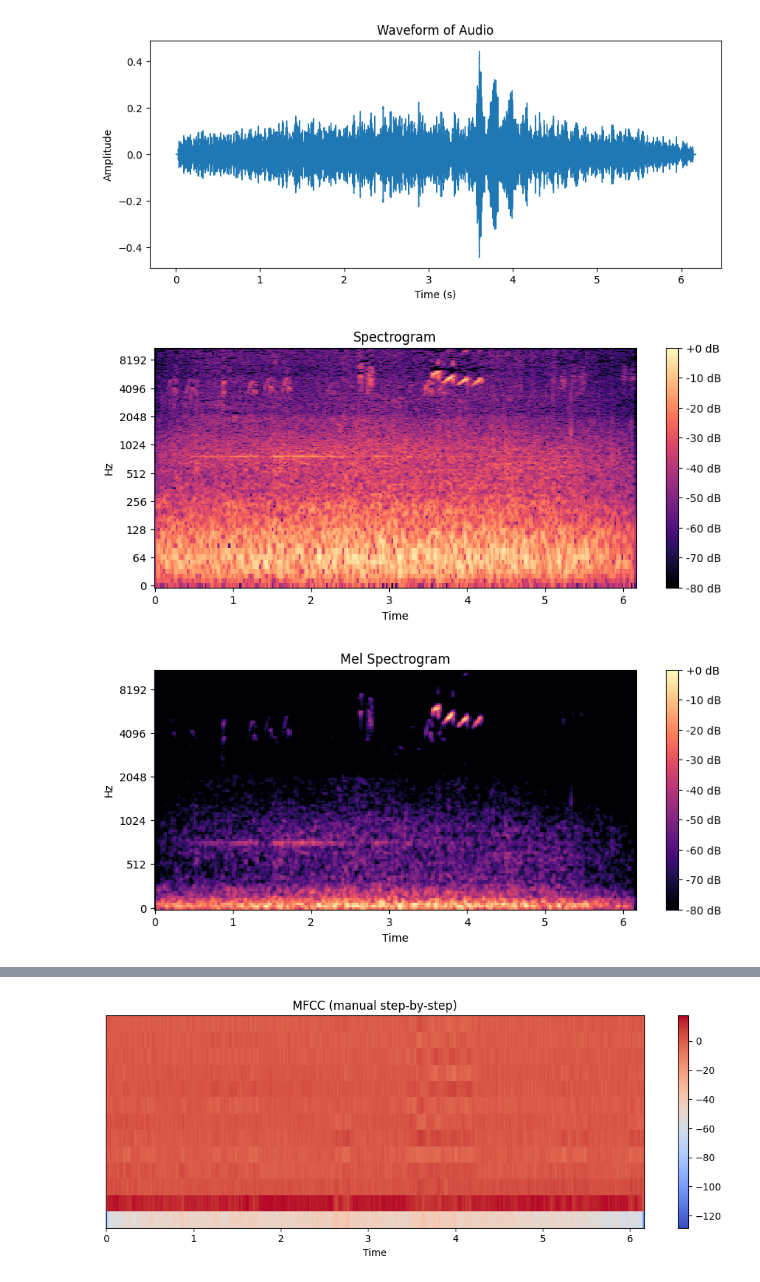
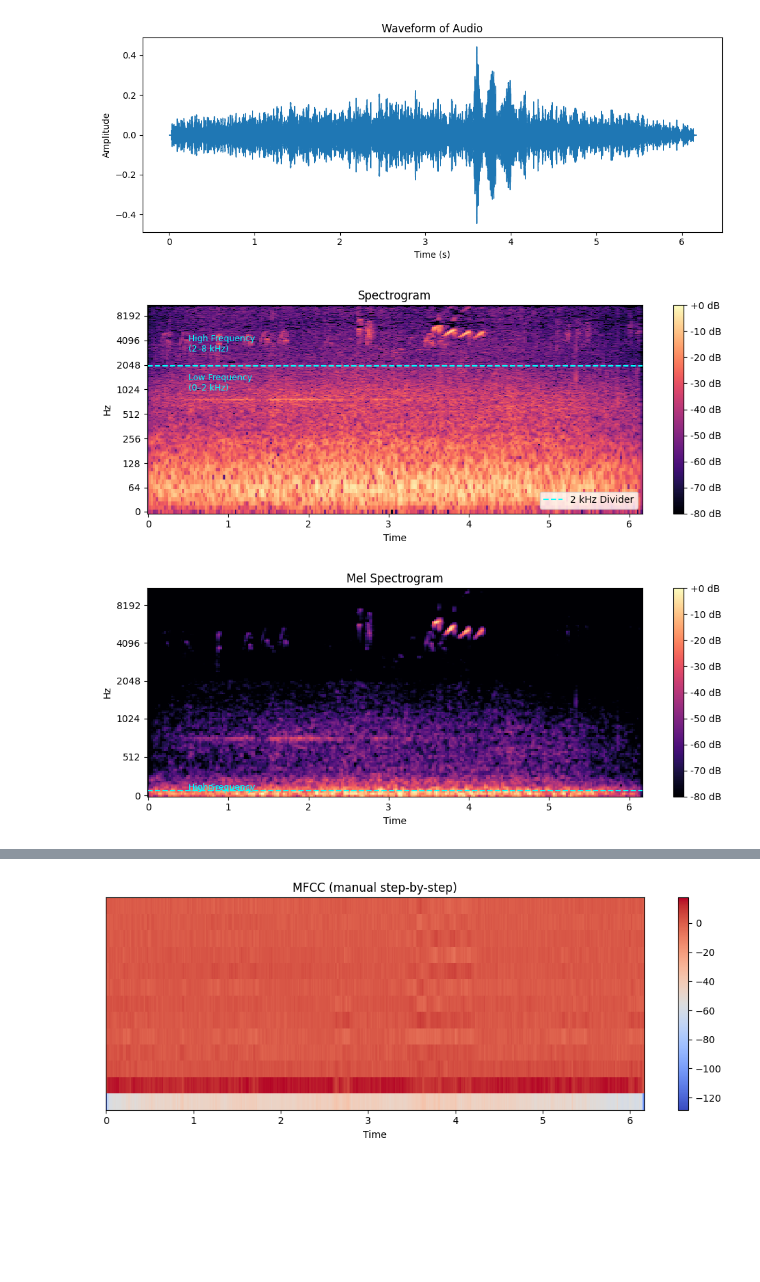
Before and after one commit to Techworld108/bird-sounds-species-classify-DL, a Jupyter notebook: feature-extraction.ipynb, the cells around one changed output, grey strips where cells are left out. Cells and saved outputs as stored; diff of their text form; code cells hidden in the pictures; blank space fills up the shorter version.

```diff
--- a/feature-extraction.ipynb
+++ b/feature-extraction.ipynb
@@ -14,41 +14,57 @@ librosa.display.waveshow(y, sr=sr)
 plt.title("Waveform of Audio")
 plt.xlabel("Time (s)")
 plt.ylabel("Amplitude")
+plt.tight_layout()
 plt.show()
 
-# 1️⃣ Spectrogram
+# 1️⃣ Spectrogram with high/low frequency indication
 plt.figure(figsize=(10, 4))
 D = librosa.amplitude_to_db(np.abs(librosa.stft(y)), ref=np.max)
 librosa.display.specshow(D, sr=sr, x_axis='time', y_axis='log')
+plt.axhline(y=2000, color='cyan', linestyle='--', linewidth=1.5, label='2 kHz Divider')
+plt.text(0.5, 1000, 'Low Frequency\n(0–2 kHz)', color='cyan', fontsize=9)
+plt.text(0.5, 3000, 'High Frequency\n(2–8 kHz)', color='cyan', fontsize=9)
 plt.colorbar(format='%+2.0f dB')
 plt.title("Spectrogram")
+plt.legend(loc='lower right')
+plt.tight_layout()
 plt.show()
 
-# 2️⃣ Mel Spectrogram
+# 2️⃣ Mel Spectrogram with annotation
 plt.figure(figsize=(10, 4))
 M = librosa.feature.melspectrogram(y=y, sr=sr)
 M_dB = librosa.amplitude_to_db(M, ref=np.max)
 librosa.display.specshow(M_dB, sr=sr, x_axis='time', y_axis='mel')
+mel_f = librosa.mel_frequencies(n_mels=M.shape[0])
+
+# Calculate index where mel frequency crosses ~2000 Hz
+mel_divider = np.argmin(np.abs(mel_f - 2000))
+plt.axhline(y=mel_divider, color='cyan', linestyle='--', linewidth=1.5)
+plt.text(0.5, mel_divider - 10, 'Low Frequency', color='cyan', fontsize=9)
+plt.text(0.5, mel_divider + 10, 'High Frequency', color='cyan', fontsize=9)
 plt.colorbar(format='%+2.0f dB')
 plt.title("Mel Spectrogram")
+plt.tight_layout()
 plt.show()
 
-# 3️⃣ MFCC
+# 3️⃣ MFCC (Note: frequency bands are compressed, not actual Hz)
 plt.figure(figsize=(10, 4))
 mfccs = librosa.feature.mfcc(y=y, sr=sr, n_mfcc=13)
 librosa.display.specshow(mfccs, x_axis='time')
 plt.colorbar()
-plt.title("MFCC")
+plt.title("MFCC (No physical frequency axis)")
+plt.tight_layout()
 plt.show()
 
-# 4️⃣ Chroma Features
+# 4️⃣ Chroma Features (Pitch class, not frequency scale)
 plt.figure(figsize=(10, 4))
 chroma = librosa.feature.chroma_stft(y=y, sr=sr)
 librosa.display.specshow(chroma, x_axis='time', y_axis='chroma')
 plt.colorbar()
-plt.title("Chroma Features")
+plt.title("Chroma Features (No direct frequency scale)")
+plt.tight_layout()
 plt.show()
 # %% [output]
-[figure, old version]
+[figure, new version]
-[figure, old version]
+[figure, new version]
-[figure, old version]
+[figure, new version]
```
Also changed, not shown: parts of 7 cells of this notebook.
